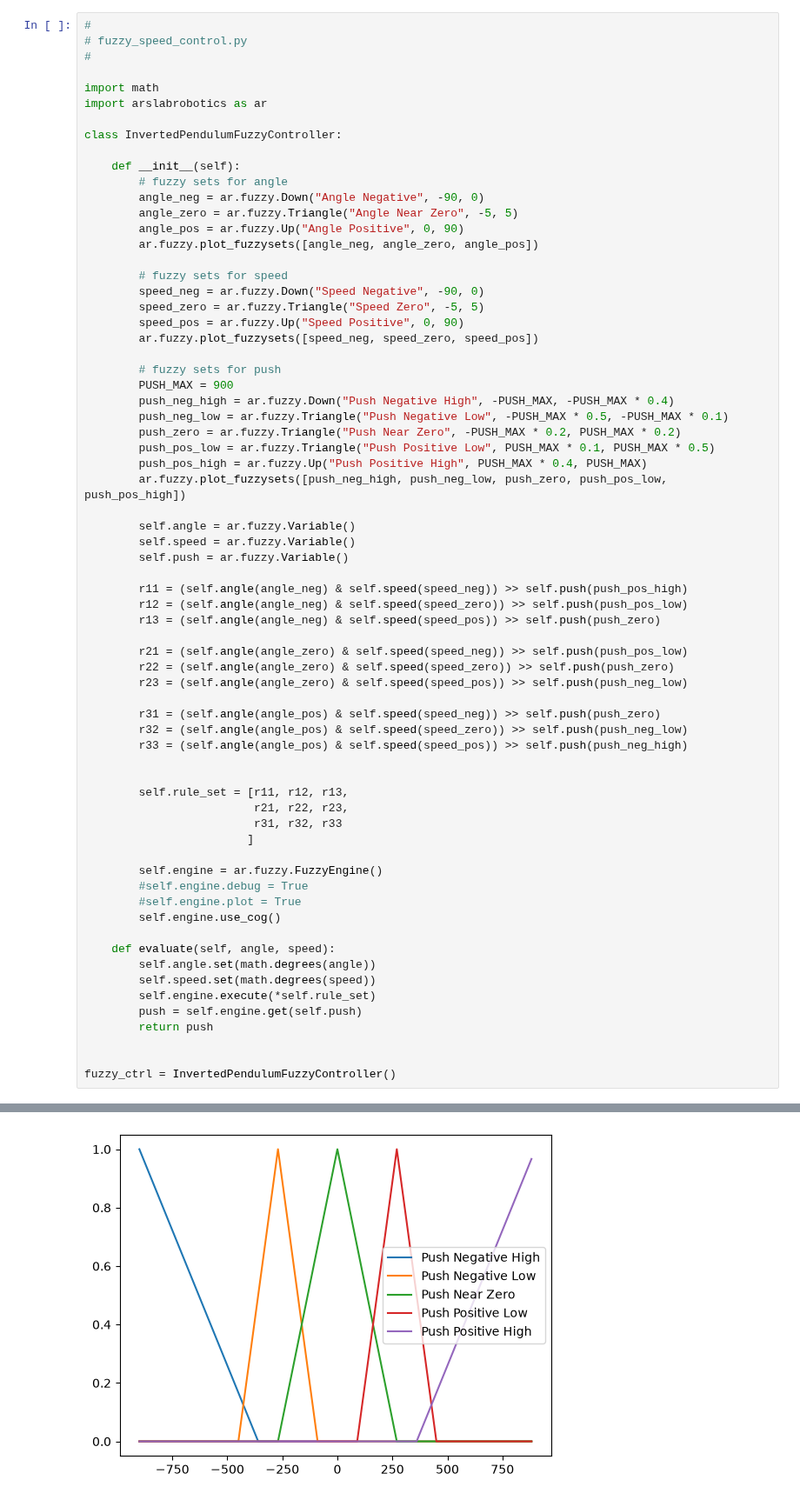
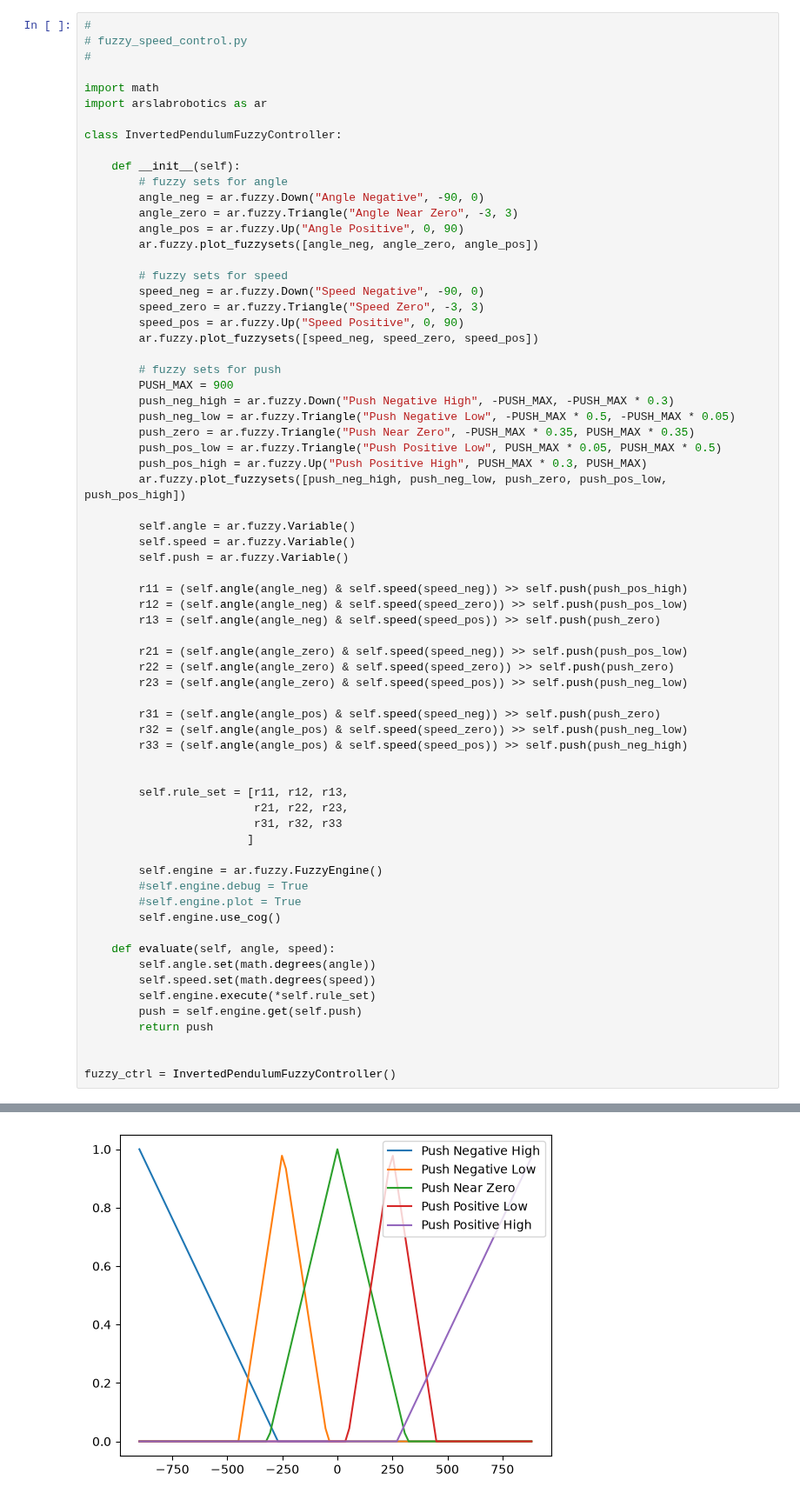
Before and after one commit to UniCT-ARSLab/arslabrobotics, a Jupyter notebook: examples/fuzzy/inv_pendulum_fuzzy_control.ipynb, the cells around one changed output, grey strips where cells are left out. Shown at 87% size. Cells and saved outputs as stored; diff of their text form.

Commit message:
chore(fuzzy): fixed constants

```diff
--- a/examples/fuzzy/inv_pendulum_fuzzy_control.ipynb
+++ b/examples/fuzzy/inv_pendulum_fuzzy_control.ipynb
@@ -11,23 +11,23 @@ class InvertedPendulumFuzzyController:
     def __init__(self):
         # fuzzy sets for angle
         angle_neg = ar.fuzzy.Down("Angle Negative", -90, 0)
-        angle_zero = ar.fuzzy.Triangle("Angle Near Zero", -5, 5)
+        angle_zero = ar.fuzzy.Triangle("Angle Near Zero", -3, 3)
         angle_pos = ar.fuzzy.Up("Angle Positive", 0, 90)
         ar.fuzzy.plot_fuzzysets([angle_neg, angle_zero, angle_pos])
 
         # fuzzy sets for speed
         speed_neg = ar.fuzzy.Down("Speed Negative", -90, 0)
-        speed_zero = ar.fuzzy.Triangle("Speed Zero", -5, 5)
+        speed_zero = ar.fuzzy.Triangle("Speed Zero", -3, 3)
         speed_pos = ar.fuzzy.Up("Speed Positive", 0, 90)
         ar.fuzzy.plot_fuzzysets([speed_neg, speed_zero, speed_pos])
 
         # fuzzy sets for push
         PUSH_MAX = 900
-        push_neg_high = ar.fuzzy.Down("Push Negative High", -PUSH_MAX, -PUSH_MAX * 0.4)
-        push_neg_low = ar.fuzzy.Triangle("Push Negative Low", -PUSH_MAX * 0.5, -PUSH_MAX * 0.1)
-        push_zero = ar.fuzzy.Triangle("Push Near Zero", -PUSH_MAX * 0.2, PUSH_MAX * 0.2)
-        push_pos_low = ar.fuzzy.Triangle("Push Positive Low", PUSH_MAX * 0.1, PUSH_MAX * 0.5)
-        push_pos_high = ar.fuzzy.Up("Push Positive High", PUSH_MAX * 0.4, PUSH_MAX)
+        push_neg_high = ar.fuzzy.Down("Push Negative High", -PUSH_MAX, -PUSH_MAX * 0.3)
+        push_neg_low = ar.fuzzy.Triangle("Push Negative Low", -PUSH_MAX * 0.5, -PUSH_MAX * 0.05)
+        push_zero = ar.fuzzy.Triangle("Push Near Zero", -PUSH_MAX * 0.35, PUSH_MAX * 0.35)
+        push_pos_low = ar.fuzzy.Triangle("Push Positive Low", PUSH_MAX * 0.05, PUSH_MAX * 0.5)
+        push_pos_high = ar.fuzzy.Up("Push Positive High", PUSH_MAX * 0.3, PUSH_MAX)
         ar.fuzzy.plot_fuzzysets([push_neg_high, push_neg_low, push_zero, push_pos_low, push_pos_high])
 
         self.angle = ar.fuzzy.Variable()
@@ -72,4 +72,4 @@ fuzzy_ctrl = InvertedPendulumFuzzyController()
-[figure, old version]
+[figure, new version]
 # %%
 dpp = ar.data.DataPlotter()
 dpp.set_x("time (seconds)")
```
Also changed, not shown: parts of 2 cells of this notebook, 1 other file.
